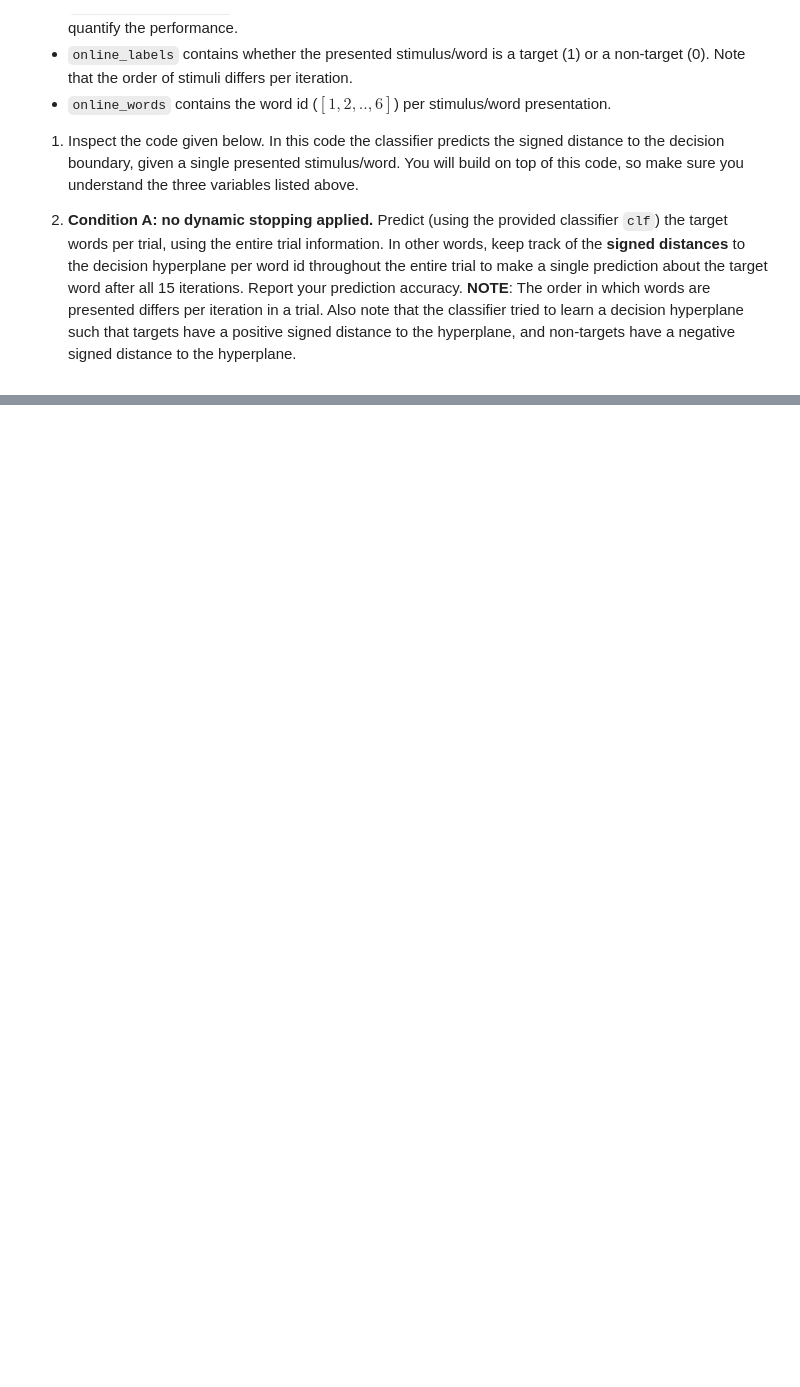
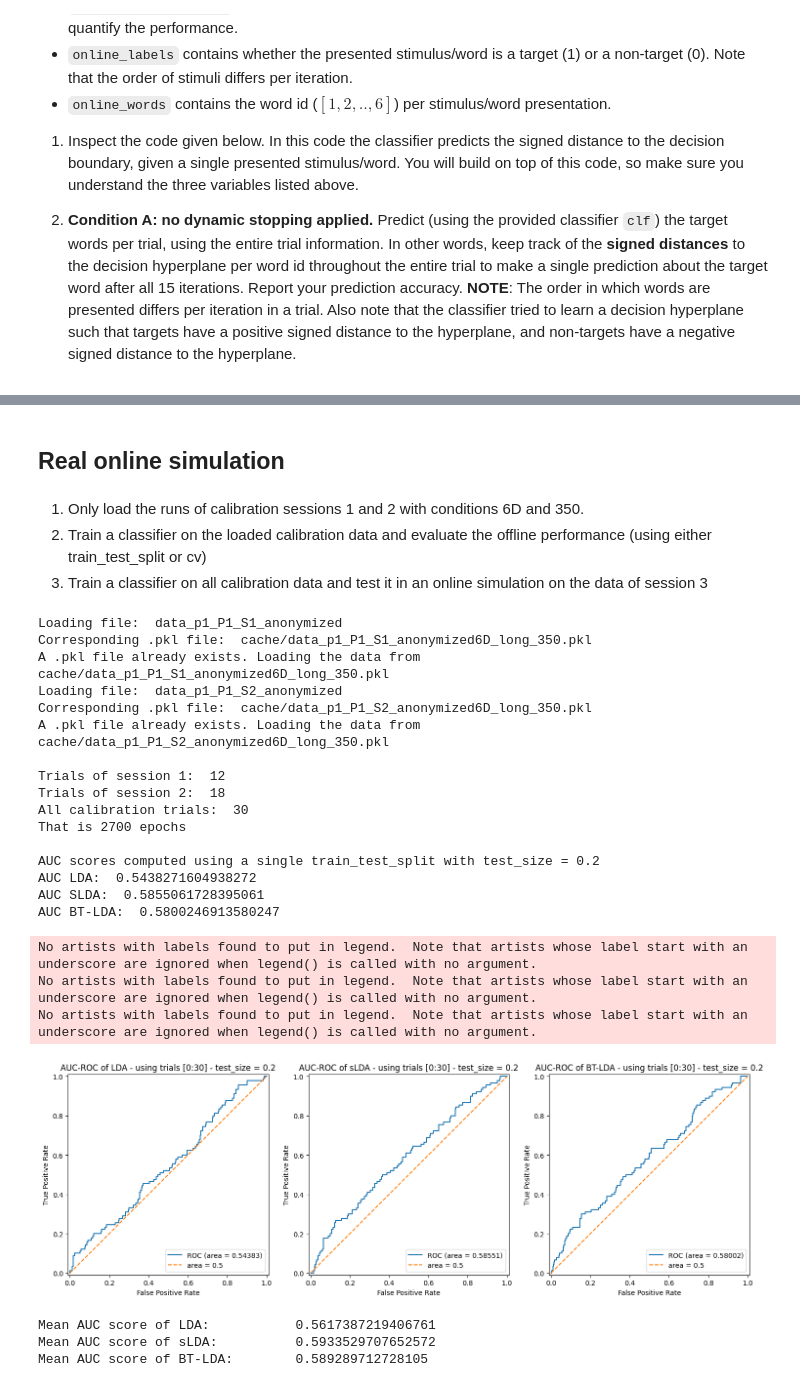
Before and after one commit to sozraheem/thesis_2025, a Jupyter notebook: ERP_analysis_code/patient_pipeline/p1_notebook.ipynb, the cells around one changed output, grey strips where cells are left out. Drawn from its saved outputs; the diff is of its cells as text; code cells hidden in the pictures; blank space fills up the shorter version.

```diff
--- a/ERP_analysis_code/patient_pipeline/p1_notebook.ipynb
+++ b/ERP_analysis_code/patient_pipeline/p1_notebook.ipynb
@@ -431,6 +450,8 @@ def compare_auc_single_trial_interval(trials, start=0, stop=12, test_size=0.2, o
 
     ### Feature extraction ------------------------------------------------------------
 
+    if stop is None:
+        stop = len(trials)
     raw_calibration_trials = trials[start:stop] # change start & stop trial
     # online_trials = trials[12:]
     clf_ival_boundaries = ival_bounds
@@ -1006,0 +986,49 @@ No artists with labels found to put in legend.  Note that artists whose label st
+# %% [markdown]
+## Real online simulation
+# %% [markdown]
+1. Only load the runs of calibration sessions 1 and 2 with conditions 6D and 350.
+2. Train a classifier on the loaded calibration data and evaluate the offline performance (using either train_test_split or cv)
+3. Train a classifier on all calibration data and test it in an online simulation on the data of session 3
+# %%
+# 1. Only load the runs of calibration sessions 1 and 2 with conditions 6D and 350.
+
+trials_s1, iterations_s1, epochs_s1 = load_session_chached("data_p1/P1_S1/anonymized", selection = "6D_long_350")
+trials_s2, iterations_s2, epochs_s2 = load_session_chached("data_p1/P1_S2/anonymized", selection = "6D_long_350")
+
+print("\nTrials of session 1: ",len(trials_s1))
+print("Trials of session 2: ",len(trials_s2))
+
+calibration_trials = trials_s1 + trials_s2
+print("All calibration trials: ",len(calibration_trials))
+print("That is {} epochs\n".format(get_n_epochs(calibration_trials)))
+
+# 2. Train a classifier on the loaded calibration data and evaluate the offline performance (using either train_test_split or cv)
+
+clf_ival_boundaries = np.array([0.1, 0.2, 0.3, 0.4, 0.5])
+compare_auc_single_trial_interval(calibration_trials, start=0, stop=None, test_size=0.2, only_auc = True, ival_bounds = clf_ival_boundaries, plot_roc_curves=True)
+
+compute_auc_with_cv(calibration_trials, start=0, stop=None, ival_bounds=clf_ival_boundaries, cv_folds=4, show_mean=True, show_folds=False)
+# %% [output]
+Loading file:  data_p1_P1_S1_anonymized
+Corresponding .pkl file:  cache/data_p1_P1_S1_anonymized6D_long_350.pkl
+A .pkl file already exists. Loading the data from cache/data_p1_P1_S1_anonymized6D_long_350.pkl
+Loading file:  data_p1_P1_S2_anonymized
+Corresponding .pkl file:  cache/data_p1_P1_S2_anonymized6D_long_350.pkl
+A .pkl file already exists. Loading the data from cache/data_p1_P1_S2_anonymized6D_long_350.pkl
+
+Trials of session 1:  12
+Trials of session 2:  18
+All calibration trials:  30
+That is 2700 epochs
+
+AUC scores computed using a single train_test_split with test_size = 0.2
+AUC LDA:  0.5438271604938272
+AUC SLDA:  0.5855061728395061
+AUC BT-LDA:  0.5800246913580247
+No artists with labels found to put in legend.  Note that artists whose label start with an underscore are ignored when legend() is called with no argument.
+No artists with labels found to put in legend.  Note that artists whose label start with an underscore are ignored when legend() is called with no argument.
+No artists with labels found to put in legend.  Note that artists whose label start with an underscore are ignored when legend() is called with no argument.
+[figure, added]
+Mean AUC score of LDA:           0.5617387219406761
+Mean AUC score of sLDA:          0.5933529707652572
+Mean AUC score of BT-LDA:        0.589289712728105
```
Also changed, not shown: parts of 22 cells of this notebook, 1 other file.
